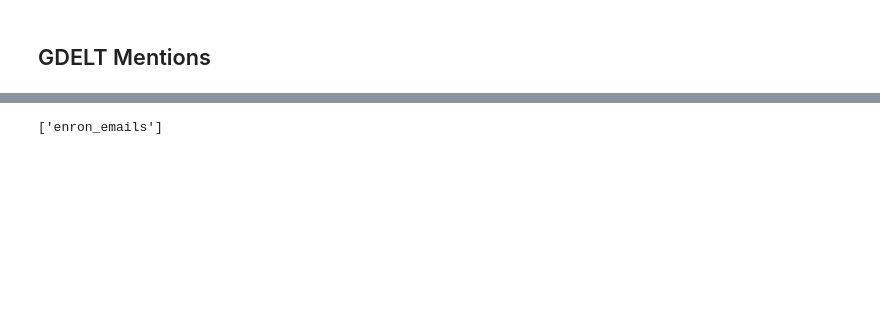
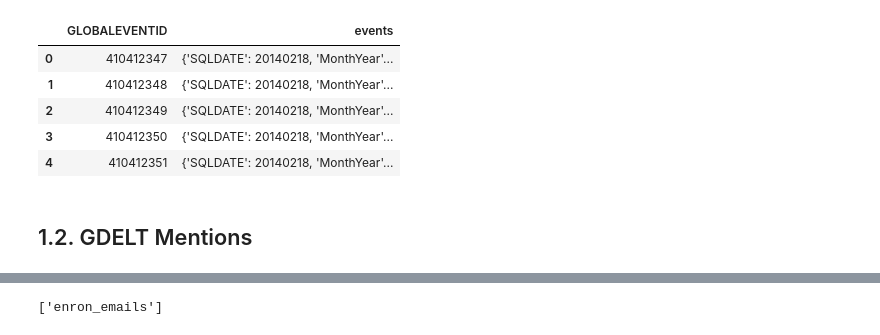
Before and after one commit to duanzy47/ProjetNoSQL, a Jupyter notebook: Exploratory_Data_Analysis/GDELT_MongoDB_Pandas.ipynb, the cells around one changed output, grey strips where cells are left out. Saved outputs shown, nothing was run; the diff lists cells and outputs as text; code cells hidden in the pictures; blank space fills up the shorter version.

```diff
--- a/Exploratory_Data_Analysis/GDELT_MongoDB_Pandas.ipynb
+++ b/Exploratory_Data_Analysis/GDELT_MongoDB_Pandas.ipynb
@@ -35,2 +68,11 @@ except:
+# %%
+gdelt_events_preprocessed_2.head()
+# %% [output]
+|  | GLOBALEVENTID | events |
+| 0 | 410412347 | {'SQLDATE': 20140218, 'MonthYear'... |
+| 1 | 410412348 | {'SQLDATE': 20140218, 'MonthYear'... |
+| 2 | 410412349 | {'SQLDATE': 20140218, 'MonthYear'... |
+| 3 | 410412350 | {'SQLDATE': 20140218, 'MonthYear'... |
+| 4 | 410412351 | {'SQLDATE': 20140218, 'MonthYear'... |
 # %% [markdown]
-## GDELT Mentions
+## 1.2. GDELT Mentions
```
Also changed, not shown: parts of 60 cells of this notebook.
